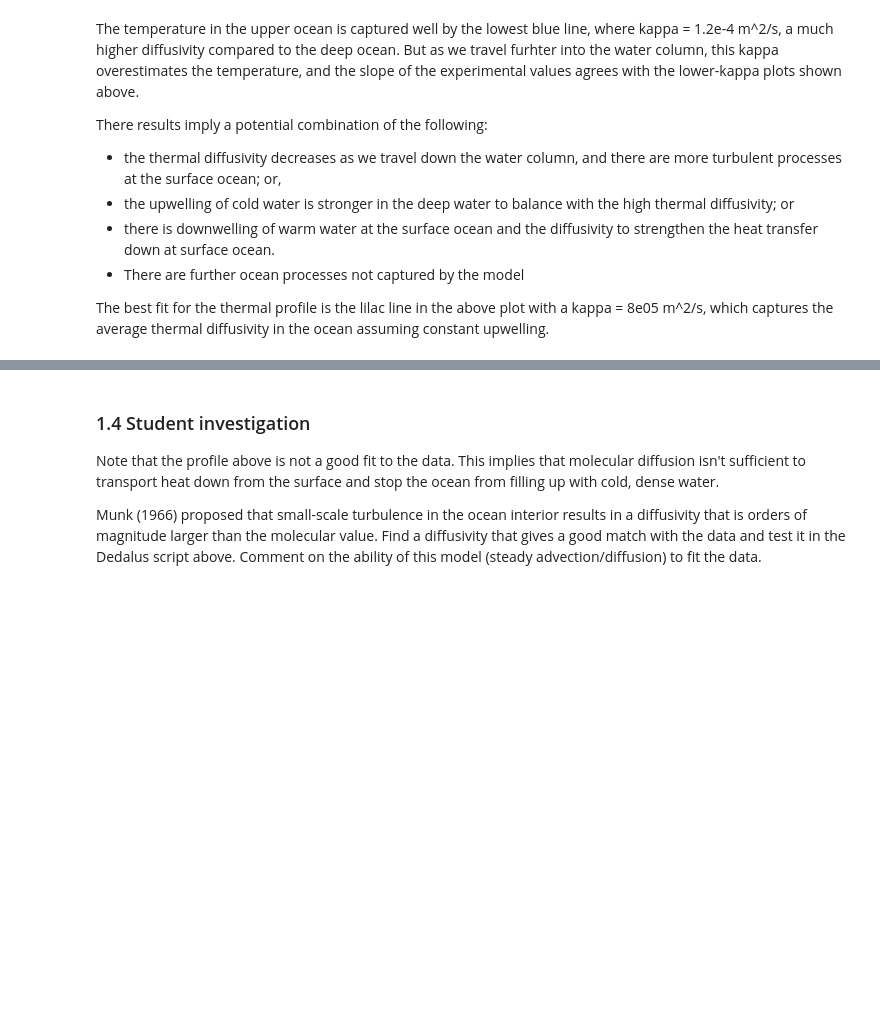
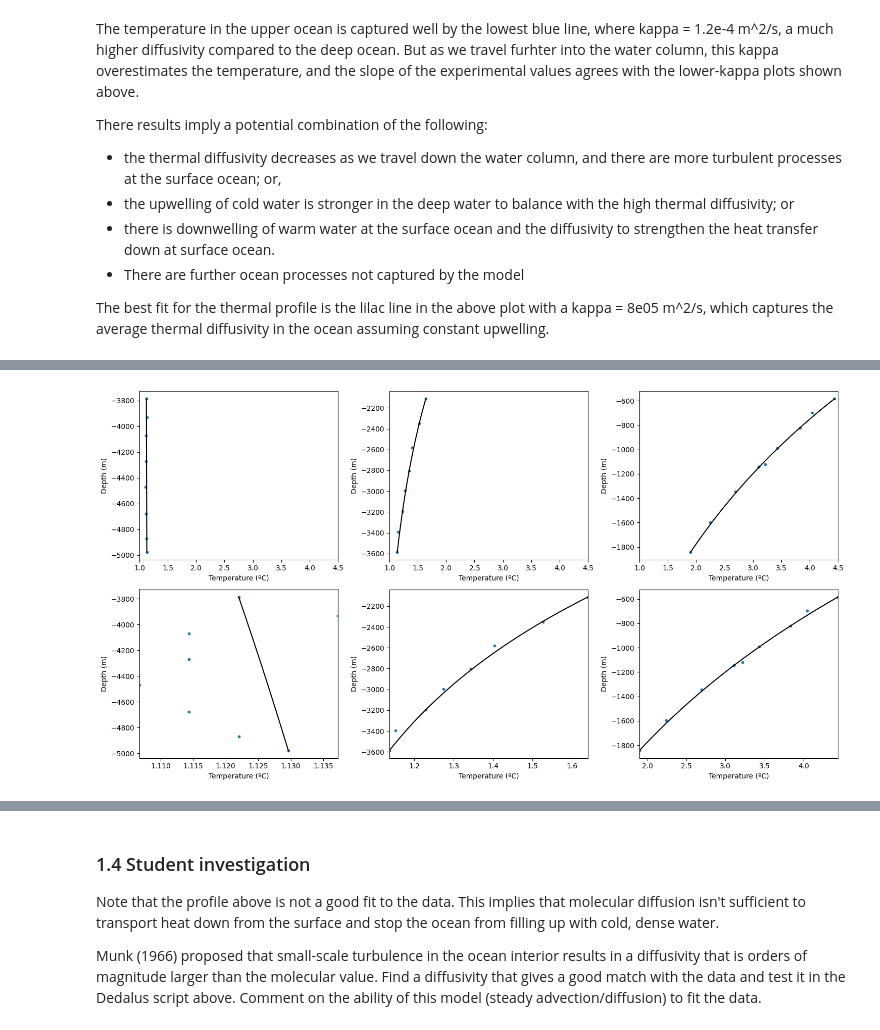
Before and after one commit to PolinaSevastyanova1/QCES, a Jupyter notebook: Project2_transport.ipynb, the cells around one changed output, grey strips where cells are left out. Drawn from its saved outputs; the diff is of its cells as text; code cells hidden in the pictures; blank space fills up the shorter version.

```diff
--- a/Project2_transport.ipynb
+++ b/Project2_transport.ipynb
@@ -488,0 +489,79 @@ There results imply a potential combination of the following:
+# %%
+import matplotlib.pyplot as plt
+import numpy as np
+
+# Assuming CTD_T and CTD_z are defined from your previous code
+
+# Divide the data into three parts
+n_data = len(CTD_T)
+n_per_part = n_data // 3
+data_parts = [
+    (CTD_T[:n_per_part], CTD_z[:n_per_part]),
+    (CTD_T[n_per_part:2 * n_per_part], CTD_z[n_per_part:2 * n_per_part]),
+    (CTD_T[2 * n_per_part:], CTD_z[2 * n_per_part:]),
+]
+
+# Create a figure with 3 subplots side by side
+fig, axes = plt.subplots(2, 3, figsize=(15, 8))
+
+# Define kappa values for each plot
+kappa_values = [1e-3, 1.6e-4, 2e-4]
+
+# Loop through each part of the data and create a plot
+for i, (part_T, part_z) in enumerate(data_parts):
+  z_surface = part_z[-1]
+  z_bottom = part_z[0]
+  T_surface = part_T[-1]
+  T_bottom = part_T[0]
+  Nz = 1000
+  w = 1e-7
+  kappa = kappa_values[i]
+
+  # Bases
+  zcoord = d3.Coordinate('z')
+  dist = d3.Distributor(zcoord, dtype=np.float64)
+  zbasis = d3.Chebyshev(zcoord, size=Nz, bounds=(z_bottom, z_surface))
+  z = dist.local_grid(zbasis)
+
+  # Fields
+  T = dist.Field(name='T', bases=zbasis)
+
+  # Add two tau variables to allow us to apply two boundary conditions
+  tau_1 = dist.Field(name='tau_1')
+  tau_2 = dist.Field(name='tau_2')
+  lift_basis = zbasis.derivative_basis(1)
+  lift = lambda A: d3.Lift(A, lift_basis, -1)
+
+  # Substitutions
+  dz = lambda A: d3.Differentiate(A, zcoord)
+  Tz = dz(T) + lift(tau_1)
+  Tzz = dz(Tz) + lift(tau_2)
+
+  # Problem
+  problem = d3.LBVP([T, tau_1, tau_2], namespace=locals())
+  problem.add_equation("w*Tz - kappa*Tzz = 0")
+  problem.add_equation("T(z=z_surface) = T_surface")
+  problem.add_equation("T(z=z_bottom) = T_bottom")
+
+  # Solver
+  solver = problem.build_solver()
+  solver.solve()
+
+  # Plot on the corresponding subplot
+  Tg = T['g']
+  axes[0, i].scatter(part_T, part_z, s=10)
+  axes[0, i].plot(Tg, z, 'k')
+  axes[0, i].set_xlabel('Temperature (ºC)')
+  axes[0, i].set_ylabel('Depth (m)')
+  axes[0, i].set_xlim(1, 4.5) # Set x-axis limits
+
+  # Plot with x-axis scaled to the dataset
+  axes[1, i].scatter(part_T, part_z, s=10)
+  axes[1, i].plot(Tg, z, 'k')
+  axes[1, i].set_xlabel('Temperature (ºC)')
+  axes[1, i].set_ylabel('Depth (m)')
+  axes[1, i].set_xlim(min(part_T), max(part_T)) # Scale x-axis to the dataset
+
+plt.tight_layout()
+plt.show()
+# %% [output]
@@ -488,0 +574 @@ There results imply a potential combination of the following:
+[figure, added]
```
Also changed, not shown: parts of 11 cells of this notebook.
